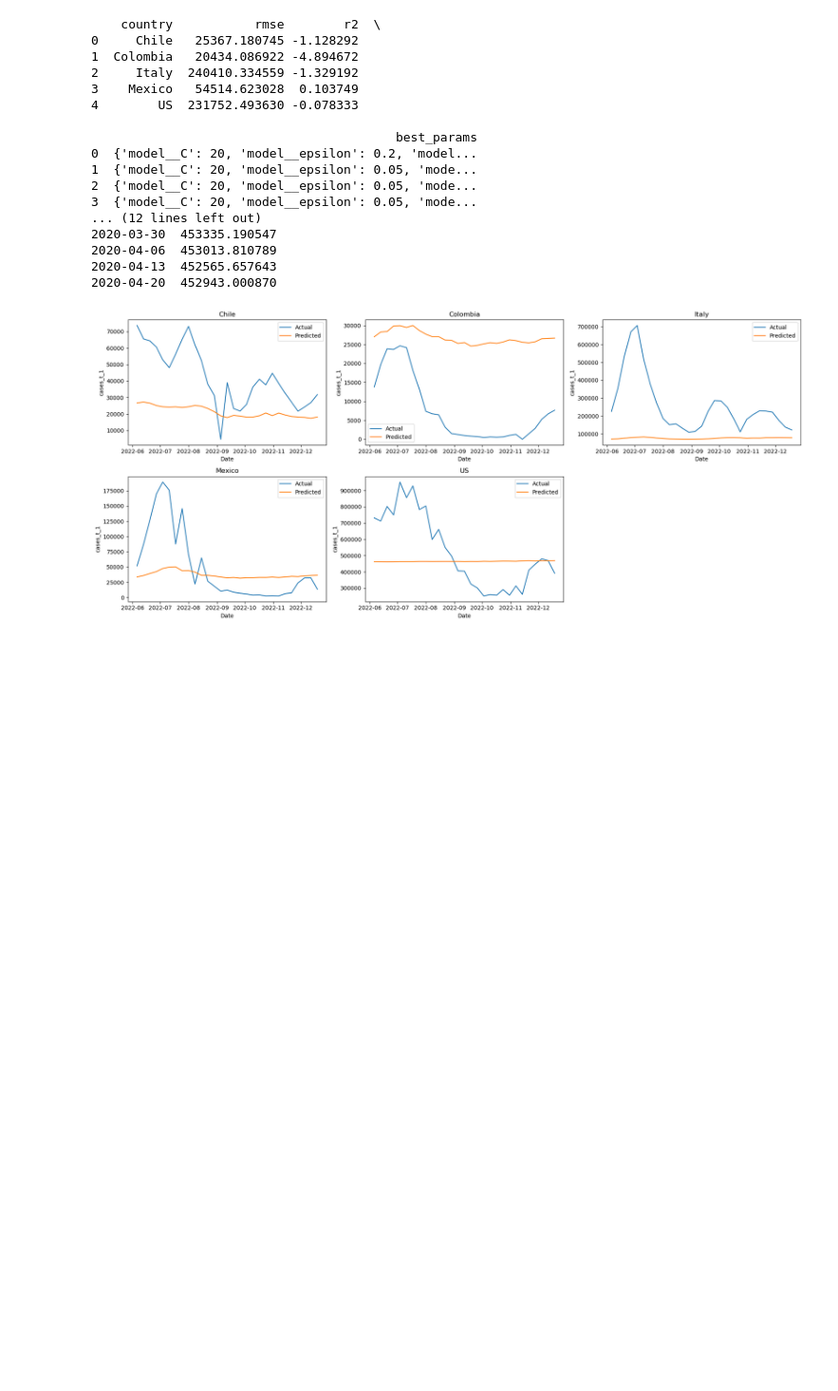
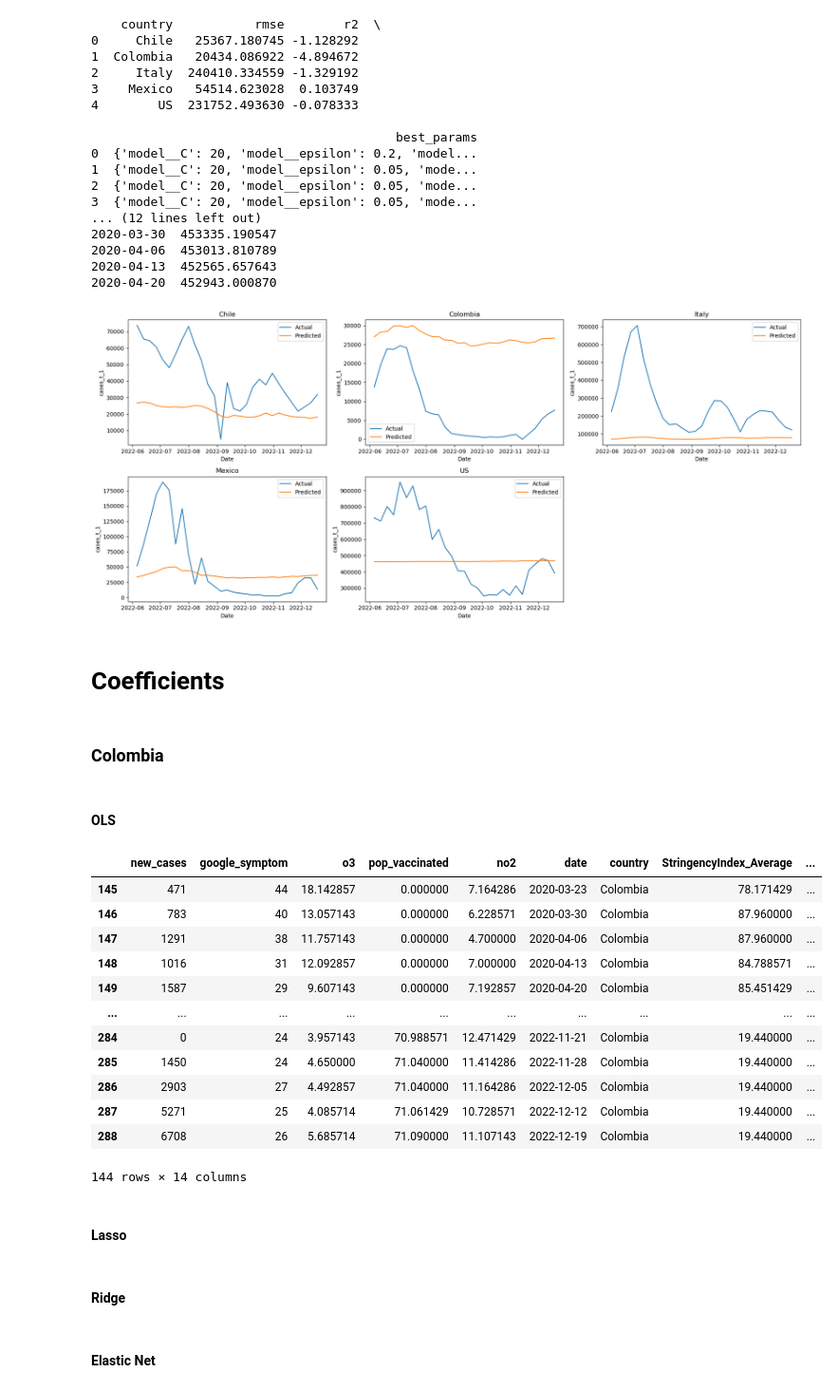
Before and after one commit to danielgvb/thesis, a Jupyter notebook: modelling/09.2_Multivariate_covid_clean.ipynb, the cells around one changed output. Shown at 95% size. Cells and saved outputs as stored; diff of their text form; code cells hidden in the pictures; blank space fills up the shorter version.

```diff
--- a/modelling/09.2_Multivariate_covid_clean.ipynb
+++ b/modelling/09.2_Multivariate_covid_clean.ipynb
@@ -1150,3 +1150,29 @@ plt.show()
 [figure]
 # %%
 fitted_df.to_csv('../results/SVM_covid.csv', index = True)
+# %% [markdown]
+# Coefficients
+# %% [markdown]
+### Colombia
+# %%
+df = df_og.copy()
+# %% [markdown]
+#### OLS
+# %%
+country = 'Colombia'
+df_c = df[df['country'] == country]
+df_c
+# %% [output]
+|  | new_cases | google_symptom | o3 | pop_vaccinated | no2 | date | country | StringencyIndex_Average | ... |
+| 145 | 471 | 44 | 18.142857 | 0.000000 | 7.164286 | 2020-03-23 | Colombia | 78.171429 | ... |
+| 146 | 783 | 40 | 13.057143 | 0.000000 | 6.228571 | 2020-03-30 | Colombia | 87.960000 | ... |
+| 147 | 1291 | 38 | 11.757143 | 0.000000 | 4.700000 | 2020-04-06 | Colombia | 87.960000 | ... |
+| 148 | 1016 | 31 | 12.092857 | 0.000000 | 7.000000 | 2020-04-13 | Colombia | 84.788571 | ... |
+| 149 | 1587 | 29 | 9.607143 | 0.000000 | 7.192857 | 2020-04-20 | Colombia | 85.451429 | ... |
+| ... | ... | ... | ... | ... | ... | ... | ... | ... | ... |
+| 284 | 0 | 24 | 3.957143 | 70.988571 | 12.471429 | 2022-11-21 | Colombia | 19.440000 | ... |
+| 285 | 1450 | 24 | 4.650000 | 71.040000 | 11.414286 | 2022-11-28 | Colombia | 19.440000 | ... |
+| 286 | 2903 | 27 | 4.492857 | 71.040000 | 11.164286 | 2022-12-05 | Colombia | 19.440000 | ... |
+| 287 | 5271 | 25 | 4.085714 | 71.061429 | 10.728571 | 2022-12-12 | Colombia | 19.440000 | ... |
+| 288 | 6708 | 26 | 5.685714 | 71.090000 | 11.107143 | 2022-12-19 | Colombia | 19.440000 | ... |
+144 rows × 14 columns
@@ -1152,0 +1221,2 @@ fitted_df.to_csv('../results/SVM_covid.csv', index = True)
+# %% [markdown]
+#### Lasso
@@ -1152,0 +1276,2 @@ fitted_df.to_csv('../results/SVM_covid.csv', index = True)
+# %% [markdown]
+#### Ridge
@@ -1152,0 +1324,2 @@ fitted_df.to_csv('../results/SVM_covid.csv', index = True)
+# %% [markdown]
+#### Elastic Net
```
Also changed, not shown: parts of 7 cells of this notebook, 16 other files.
